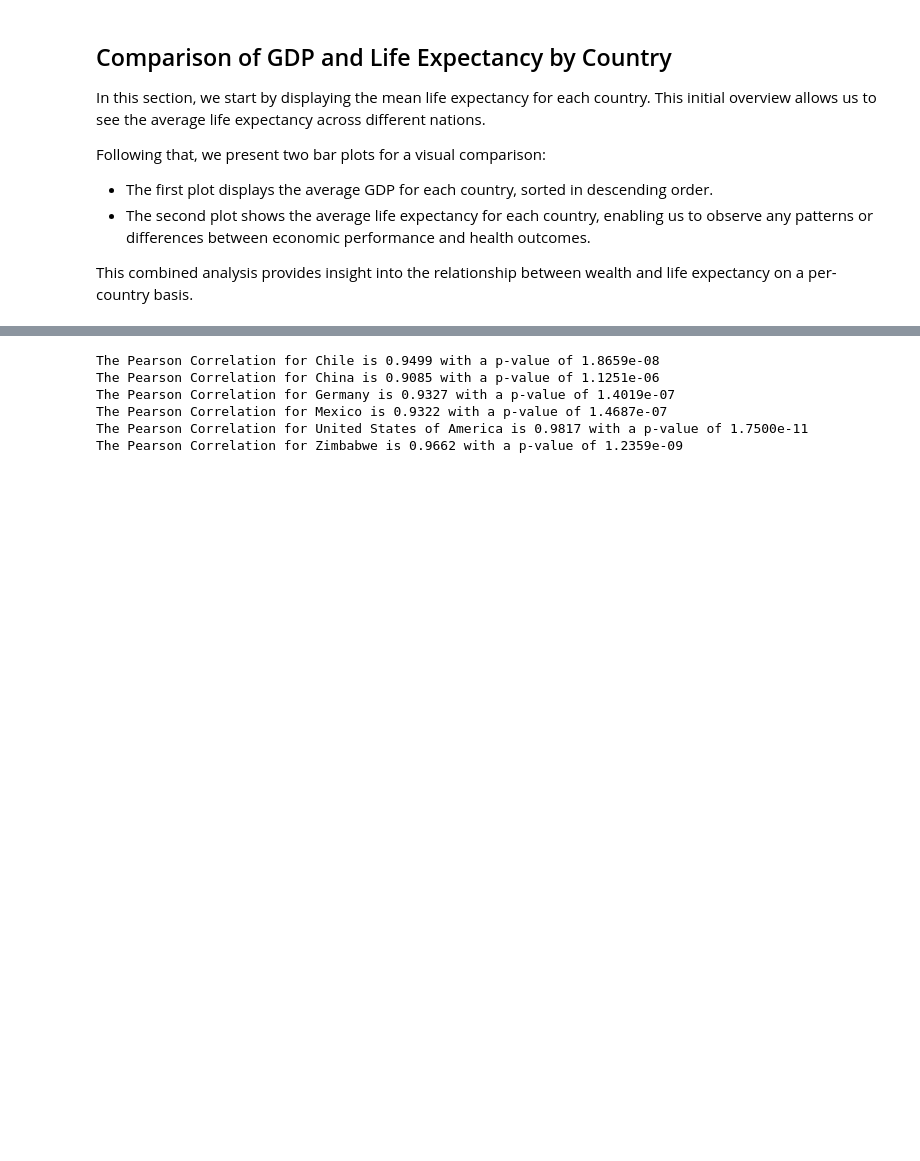
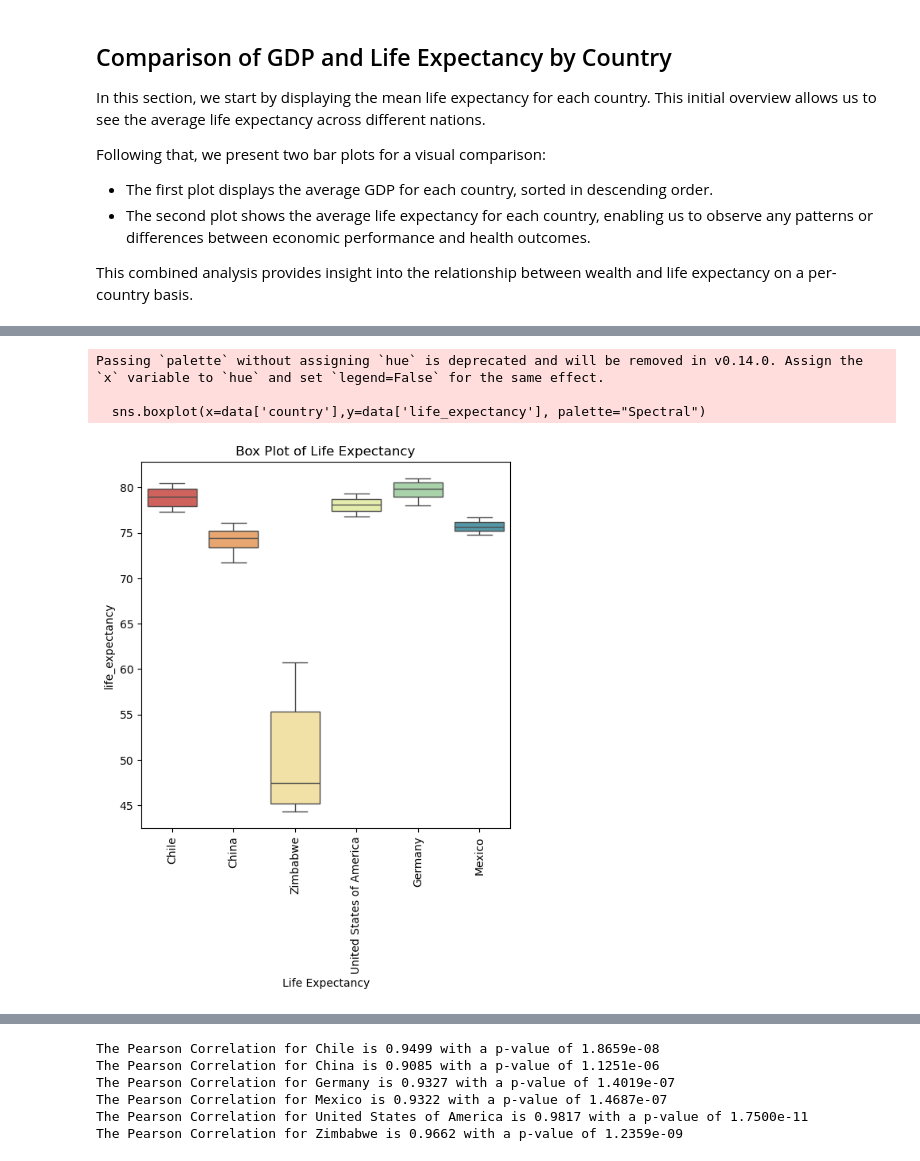
Before and after one commit to jacielbarros/Project-Life-Expectancy-and-GDP, a Jupyter notebook: life_expectancy_gdp.ipynb, the cells around one changed output, grey strips where cells are left out. Drawn from its saved outputs; the diff is of its cells as text; code cells hidden in the pictures; blank space fills up the shorter version.

```diff
--- a/life_expectancy_gdp.ipynb
+++ b/life_expectancy_gdp.ipynb
@@ -123,3 +197,15 @@ plt.clf()
+# %%
+plt.figure(figsize=(6, 6))## data[data['country'] == country] # y=data[data['year'] == 2015]['life_expectancy'], color="blue")
+sns.boxplot(x=data['country'],y=data['life_expectancy'], palette="Spectral")
+plt.xticks(rotation=90,fontsize=10)
+plt.title("Box Plot of Life Expectancy")
+plt.xlabel("Life Expectancy")
+plt.show()
+# %% [output]
+Passing `palette` without assigning `hue` is deprecated and will be removed in v0.14.0. Assign the `x` variable to `hue` and set `legend=False` for the same effect.
+
+  sns.boxplot(x=data['country'],y=data['life_expectancy'], palette="Spectral")
+[figure, added]
 # %% [markdown]
 ## Correlation and Autocorrelation Analysis of GDP and Life Expectancy by Country
 
```
Also changed, not shown: parts of 14 cells of this notebook.
